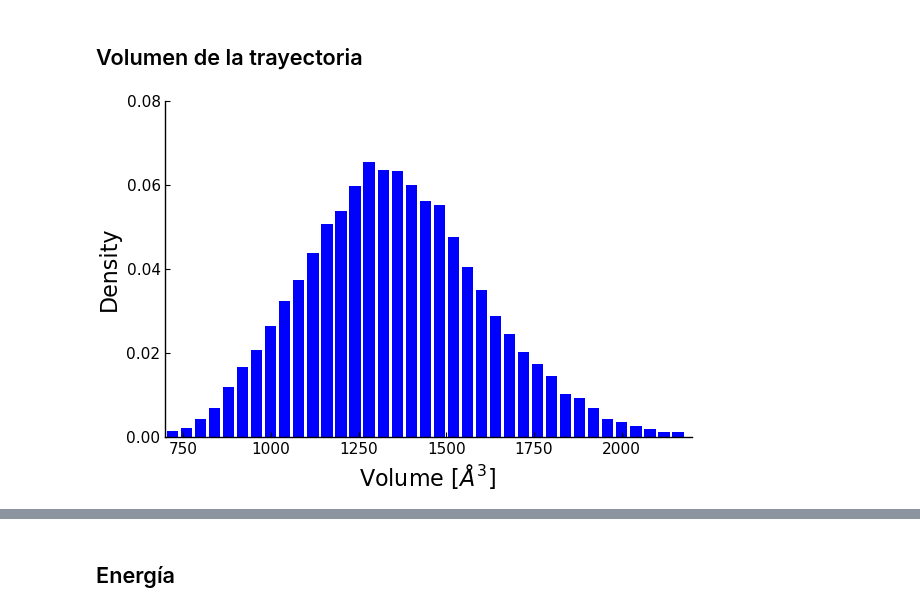
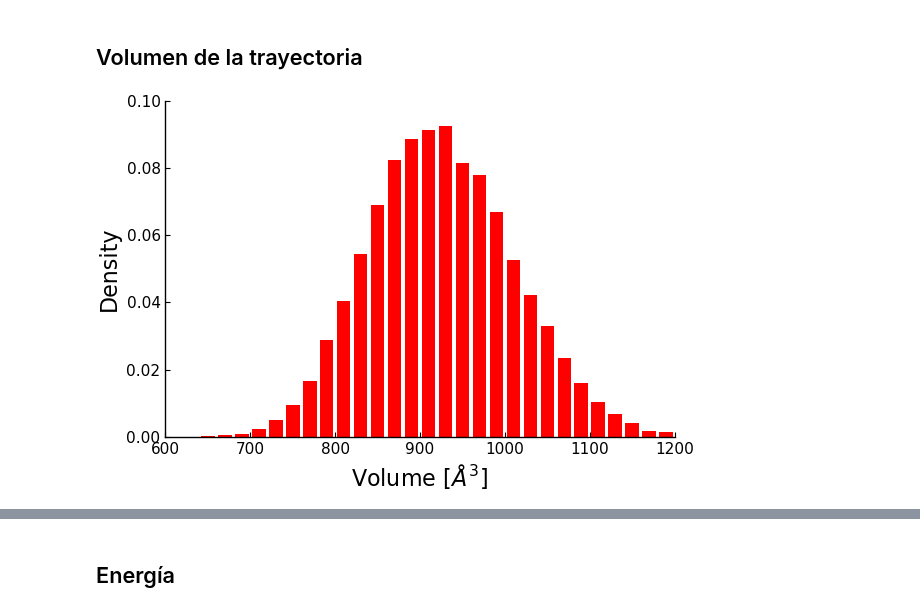
Before and after one commit to pgbarletta/reold_lbp, a Jupyter notebook: src/final_2ifb.ipynb, the cells around one changed output, grey strips where cells are left out. Drawn from its saved outputs; the diff is of its cells as text; code cells hidden in the pictures.

```diff
--- a/src/final_2ifb.ipynb
+++ b/src/final_2ifb.ipynb
@@ -55,22 +55,22 @@ vgv_2ifb = vgv_2ifb ./ norm(vgv_2ifb);
 # %% [markdown]
 ## Volumen de la trayectoria
 # %%
-st = 40
-bin_vol = collect(700:st:2200)
+st = 20
+bin_vol = collect(600:st:1200)
 wgh_vol = fill(1.0, length(trj_vol))
 
 # Histograma ponderado
 Wbins_vol_2ifb, Whis_vol_2ifb = JUMD.weightedHist(trj_vol, bin_vol, wgh_vol, true, false);
 
 plt_his_vol = bar(Wbins_vol_2ifb, Whis_vol_2ifb,
-    xlims = (700, 2200), ylims = (0, .08),
-    xticks = 500:250:2000,
-    linecolor = false, fillcolor = Colors.colorant"#0000FF",
+    xlims = (600, 1200), ylims = (0, .1),
+    xticks = 600:100:1200,
+    linecolor = false, fillcolor = Colors.colorant"#FF0000",
     grid = false, legend = false,
     guidefont = font(16, "Arial"), tickfont = font(11, "Arial"),
     yaxis = "Density", xaxis = L"Volume $[\AA^3]$ ")
 # %% [output]
-[figure, old version]
+[figure, new version]
 # %%
 savefig(plt_his_vol, joinpath(rtdos, "papel", "1", string("1_vol_", pdb, ".svg")))
 # %%
```
Also changed, not shown: parts of 10 cells of this notebook, 1 other file.
